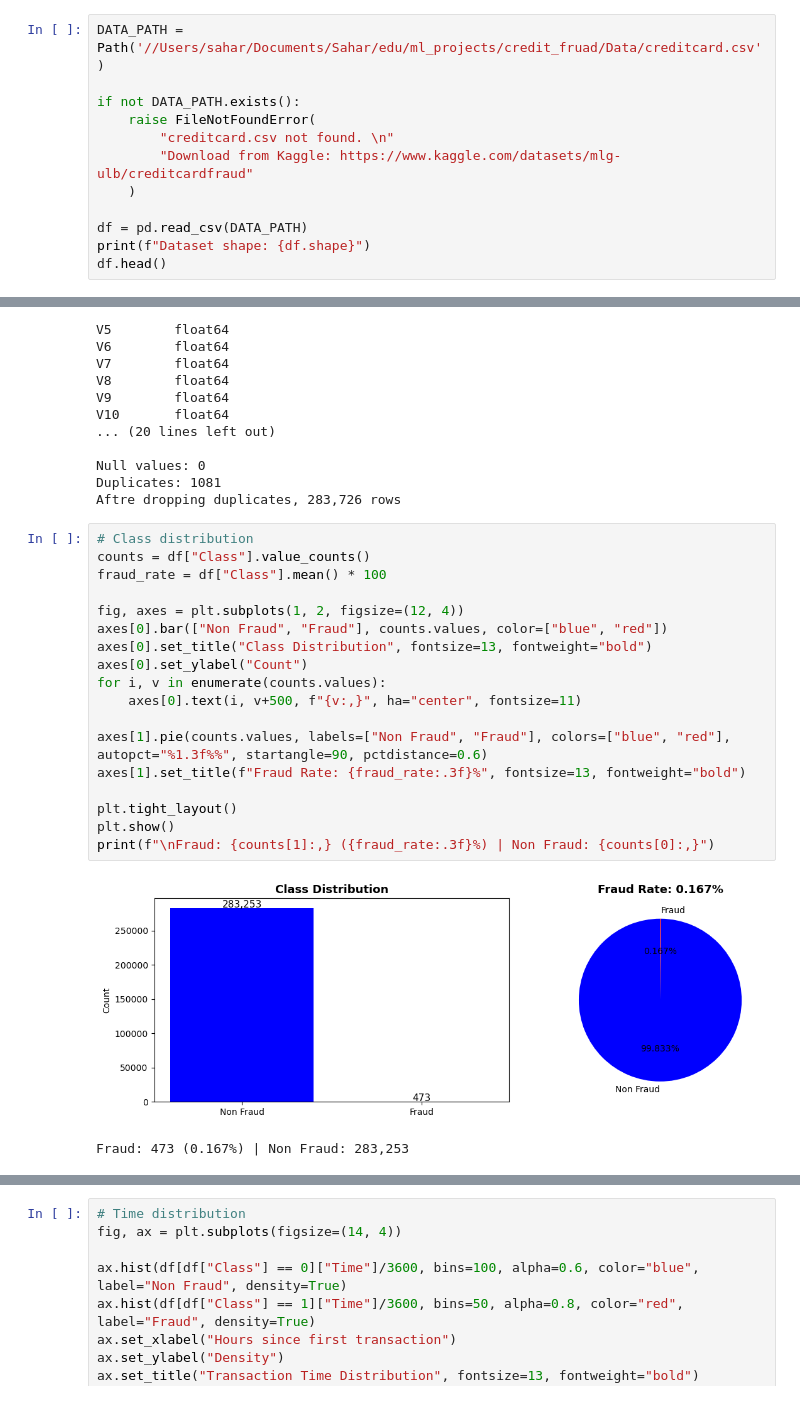
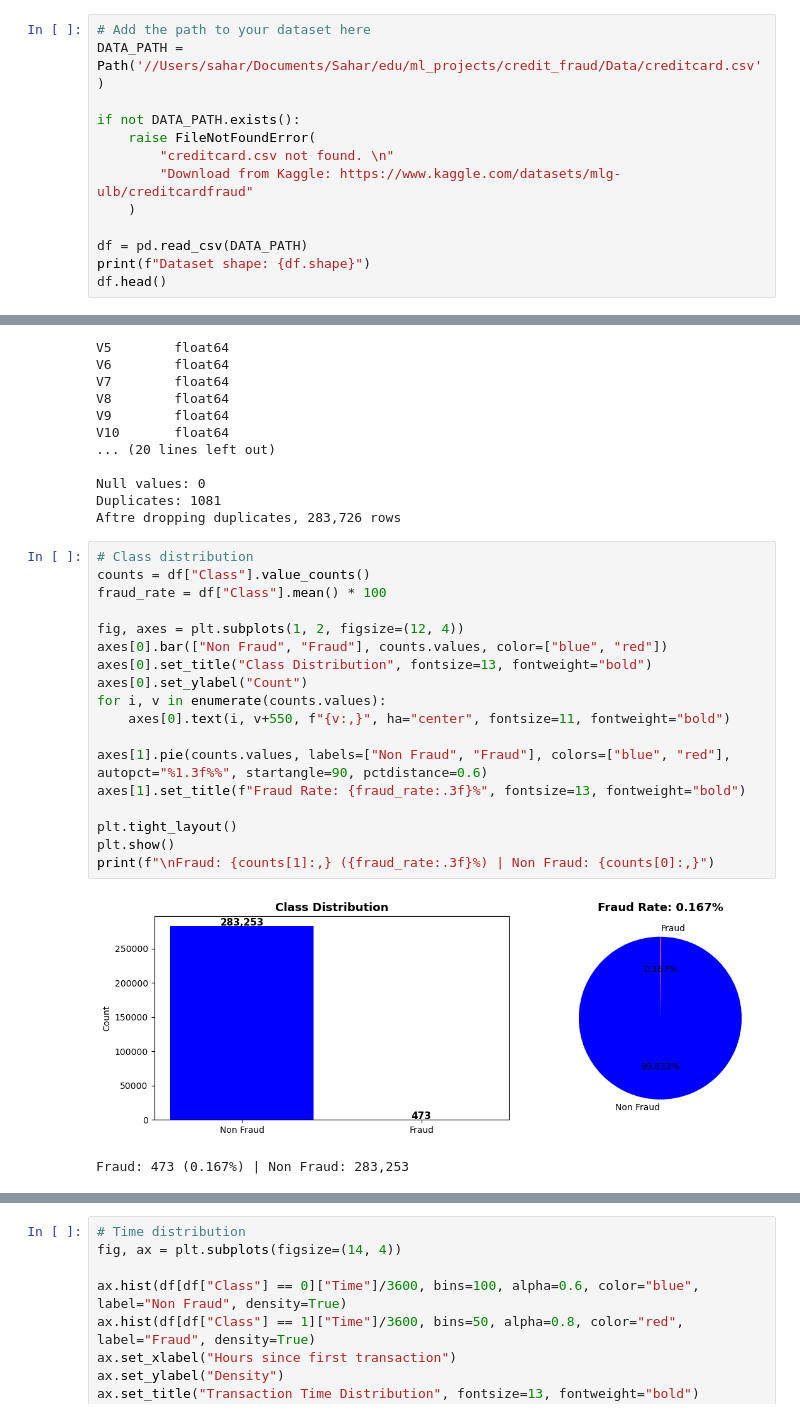
Before and after one commit to Sahar-Salmanz/creditcard_fraud, a Jupyter notebook: src/credit_fraud.ipynb, the cells around one changed output, grey strips where cells are left out. Saved outputs shown, nothing was run; the diff lists cells and outputs as text.

```diff
--- a/src/credit_fraud.ipynb
+++ b/src/credit_fraud.ipynb
@@ -34,7 +36,8 @@ np.random.seed(SEED)
 - 'Amount' is the transaction Amount, this feature can be used for example-dependant cost-sensitive learning.
 - Feature 'Class' is the response variable and it takes value 1 in case of fraud and 0 otherwise.
 # %%
-DATA_PATH = Path('//Users/sahar/Documents/Sahar/edu/ml_projects/credit_fruad/Data/creditcard.csv')
+# Add the path to your dataset here
+DATA_PATH = Path('//Users/sahar/Documents/Sahar/edu/ml_projects/credit_fraud/Data/creditcard.csv')
 
 if not DATA_PATH.exists():
     raise FileNotFoundError(
@@ -83,23 +86,23 @@ Aftre dropping duplicates, 283,726 rows
 # %%
 # Class distribution
 counts = df["Class"].value_counts()
 fraud_rate = df["Class"].mean() * 100
 
 fig, axes = plt.subplots(1, 2, figsize=(12, 4))
 axes[0].bar(["Non Fraud", "Fraud"], counts.values, color=["blue", "red"])
 axes[0].set_title("Class Distribution", fontsize=13, fontweight="bold")
 axes[0].set_ylabel("Count")
 for i, v in enumerate(counts.values):
-    axes[0].text(i, v+500, f"{v:,}", ha="center", fontsize=11)
+    axes[0].text(i, v+550, f"{v:,}", ha="center", fontsize=11, fontweight="bold")
 
 axes[1].pie(counts.values, labels=["Non Fraud", "Fraud"], colors=["blue", "red"], autopct="%1.3f%%", startangle=90, pctdistance=0.6)
 axes[1].set_title(f"Fraud Rate: {fraud_rate:.3f}%", fontsize=13, fontweight="bold")
 
 plt.tight_layout()
 plt.show()
 print(f"\nFraud: {counts[1]:,} ({fraud_rate:.3f}%) | Non Fraud: {counts[0]:,}")
 # %% [output]
-[figure, old version]
+[figure, new version]
 Fraud: 473 (0.167%) | Non Fraud: 283,253
 # %%
 # Amount Distribution
```
Also changed, not shown: parts of 29 cells of this notebook.
